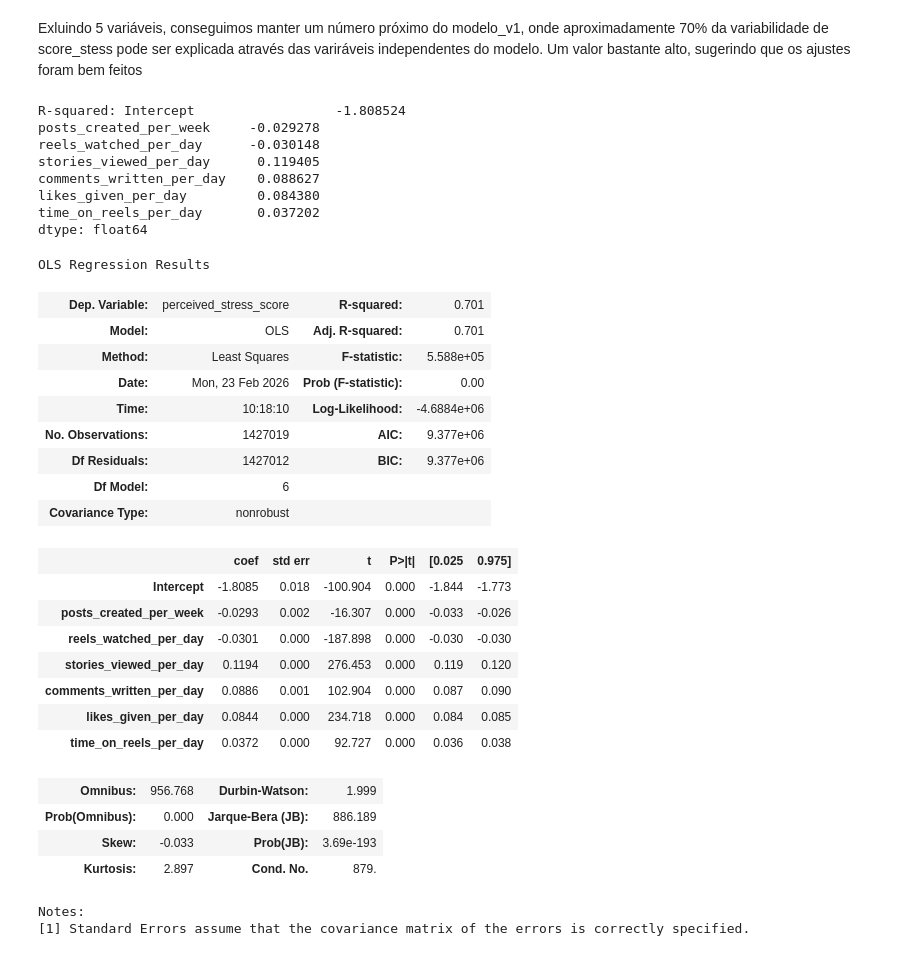
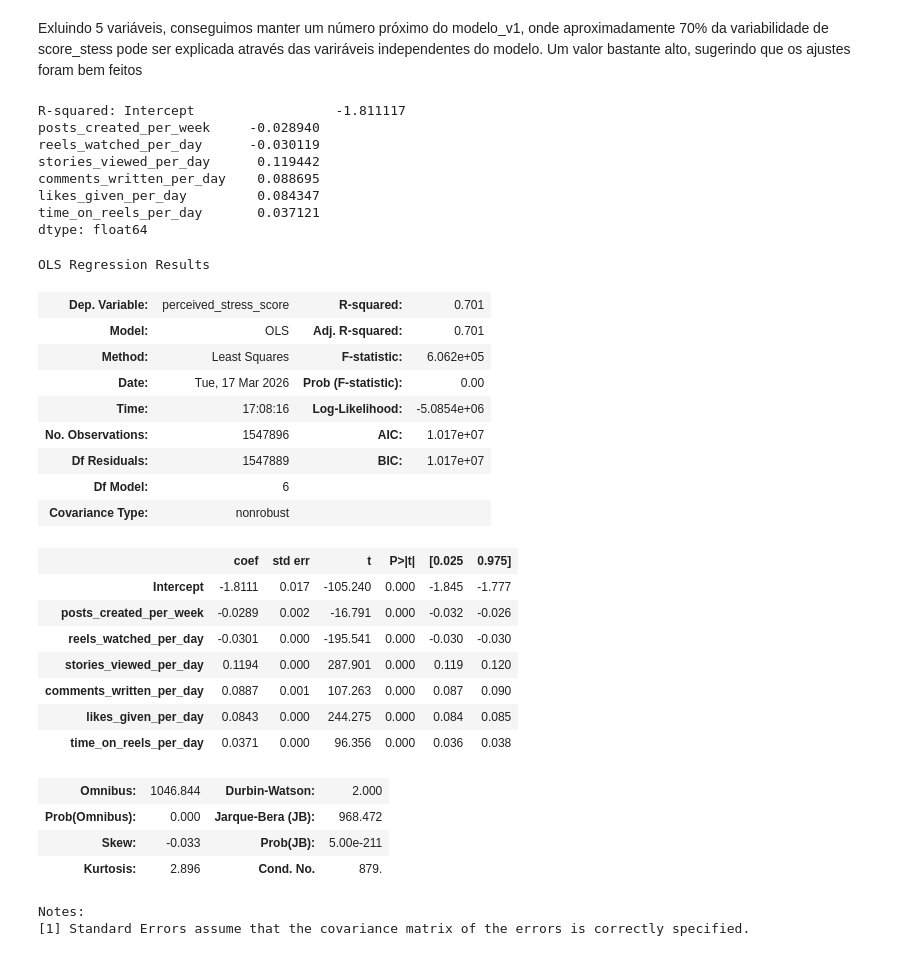
Before and after one commit to WilliamSilfer/Projetos-DataAnalytics, a Jupyter notebook: projeto_social_media/Projeto Social Media.ipynb, the cells around one changed output. Cells and saved outputs as stored; diff of their text form; code cells hidden in the pictures.

```diff
--- a/projeto_social_media/Projeto Social Media.ipynb
+++ b/projeto_social_media/Projeto Social Media.ipynb
@@ -626,8 +779,8 @@ será mantida a variável 'time_on_reels_per_day', por a manter a precisão do m
 # %%
 # Variável alvo x variaveis preditoras
-formula_3 = 'perceived_stress_score ~ posts_created_per_week+reels_watched_per_day+stories_viewed_per_day+comments_written_per_day+likes_given_per_day+time_on_reels_per_day'
+formula_2 = 'perceived_stress_score ~ posts_created_per_week+reels_watched_per_day+stories_viewed_per_day+comments_written_per_day+likes_given_per_day+time_on_reels_per_day'
 # %%
 # Cria e treina modelo
-modelo_v3 = ols(formula_3, data = new_df_final).fit()
+modelo_estatistico_v2 = ols(formula_2, data = df).fit()
 # %%
 # Coeficiente de determinação
@@ -640,40 +793,40 @@ pode ser explicada através das variráveis independentes do modelo.
 Um valor bastante alto, sugerindo que os ajustes foram bem feitos</p>
 # %%
 # Coeficientes
-print(f'R-squared: {modelo_v3.params}')
+print(f'R-squared: {modelo_estatistico_v2.params}')
 # %% [output]
-R-squared: Intercept                  -1.808524
-posts_created_per_week     -0.029278
-reels_watched_per_day      -0.030148
-stories_viewed_per_day      0.119405
-comments_written_per_day    0.088627
-likes_given_per_day         0.084380
-time_on_reels_per_day       0.037202
+R-squared: Intercept                  -1.811117
+posts_created_per_week     -0.028940
+reels_watched_per_day      -0.030119
+stories_viewed_per_day      0.119442
+comments_written_per_day    0.088695
+likes_given_per_day         0.084347
+time_on_reels_per_day       0.037121
 dtype: float64
 # %%
-modelo_v3.summary()
+modelo_estatistico_v2.summary()
 # %% [output]
 OLS Regression Results
 | Dep. Variable: | perceived_stress_score | R-squared: | 0.701 |
 | Model: | OLS | Adj. R-squared: | 0.701 |
-| Method: | Least Squares | F-statistic: | 5.588e+05 |
-| Date: | Mon, 23 Feb 2026 | Prob (F-statistic): | 0.00 |
-| Time: | 10:18:10 | Log-Likelihood: | -4.6884e+06 |
-| No. Observations: | 1427019 | AIC: | 9.377e+06 |
-| Df Residuals: | 1427012 | BIC: | 9.377e+06 |
+| Method: | Least Squares | F-statistic: | 6.062e+05 |
+| Date: | Tue, 17 Mar 2026 | Prob (F-statistic): | 0.00 |
+| Time: | 17:08:16 | Log-Likelihood: | -5.0854e+06 |
+| No. Observations: | 1547896 | AIC: | 1.017e+07 |
+| Df Residuals: | 1547889 | BIC: | 1.017e+07 |
 | Df Model: | 6 |  |  |
 | Covariance Type: | nonrobust |  |  |
 |  | coef | std err | t | P>|t| | [0.025 | 0.975] |
-| Intercept | -1.8085 | 0.018 | -100.904 | 0.000 | -1.844 | -1.773 |
-| posts_created_per_week | -0.0293 | 0.002 | -16.307 | 0.000 | -0.033 | -0.026 |
-| reels_watched_per_day | -0.0301 | 0.000 | -187.898 | 0.000 | -0.030 | -0.030 |
-| stories_viewed_per_day | 0.1194 | 0.000 | 276.453 | 0.000 | 0.119 | 0.120 |
-| comments_written_per_day | 0.0886 | 0.001 | 102.904 | 0.000 | 0.087 | 0.090 |
-| likes_given_per_day | 0.0844 | 0.000 | 234.718 | 0.000 | 0.084 | 0.085 |
-| time_on_reels_per_day | 0.0372 | 0.000 | 92.727 | 0.000 | 0.036 | 0.038 |
+| Intercept | -1.8111 | 0.017 | -105.240 | 0.000 | -1.845 | -1.777 |
+| posts_created_per_week | -0.0289 | 0.002 | -16.791 | 0.000 | -0.032 | -0.026 |
+| reels_watched_per_day | -0.0301 | 0.000 | -195.541 | 0.000 | -0.030 | -0.030 |
+| stories_viewed_per_day | 0.1194 | 0.000 | 287.901 | 0.000 | 0.119 | 0.120 |
+| comments_written_per_day | 0.0887 | 0.001 | 107.263 | 0.000 | 0.087 | 0.090 |
+| likes_given_per_day | 0.0843 | 0.000 | 244.275 | 0.000 | 0.084 | 0.085 |
+| time_on_reels_per_day | 0.0371 | 0.000 | 96.356 | 0.000 | 0.036 | 0.038 |
-| Omnibus: | 956.768 | Durbin-Watson: | 1.999 |
-| Prob(Omnibus): | 0.000 | Jarque-Bera (JB): | 886.189 |
-| Skew: | -0.033 | Prob(JB): | 3.69e-193 |
-| Kurtosis: | 2.897 | Cond. No. | 879. |
+| Omnibus: | 1046.844 | Durbin-Watson: | 2.000 |
+| Prob(Omnibus): | 0.000 | Jarque-Bera (JB): | 968.472 |
+| Skew: | -0.033 | Prob(JB): | 5.00e-211 |
+| Kurtosis: | 2.896 | Cond. No. | 879. |
 Notes:
 [1] Standard Errors assume that the covariance matrix of the errors is correctly specified.
```
Also changed, not shown: parts of 54 cells of this notebook, 2 other files.
